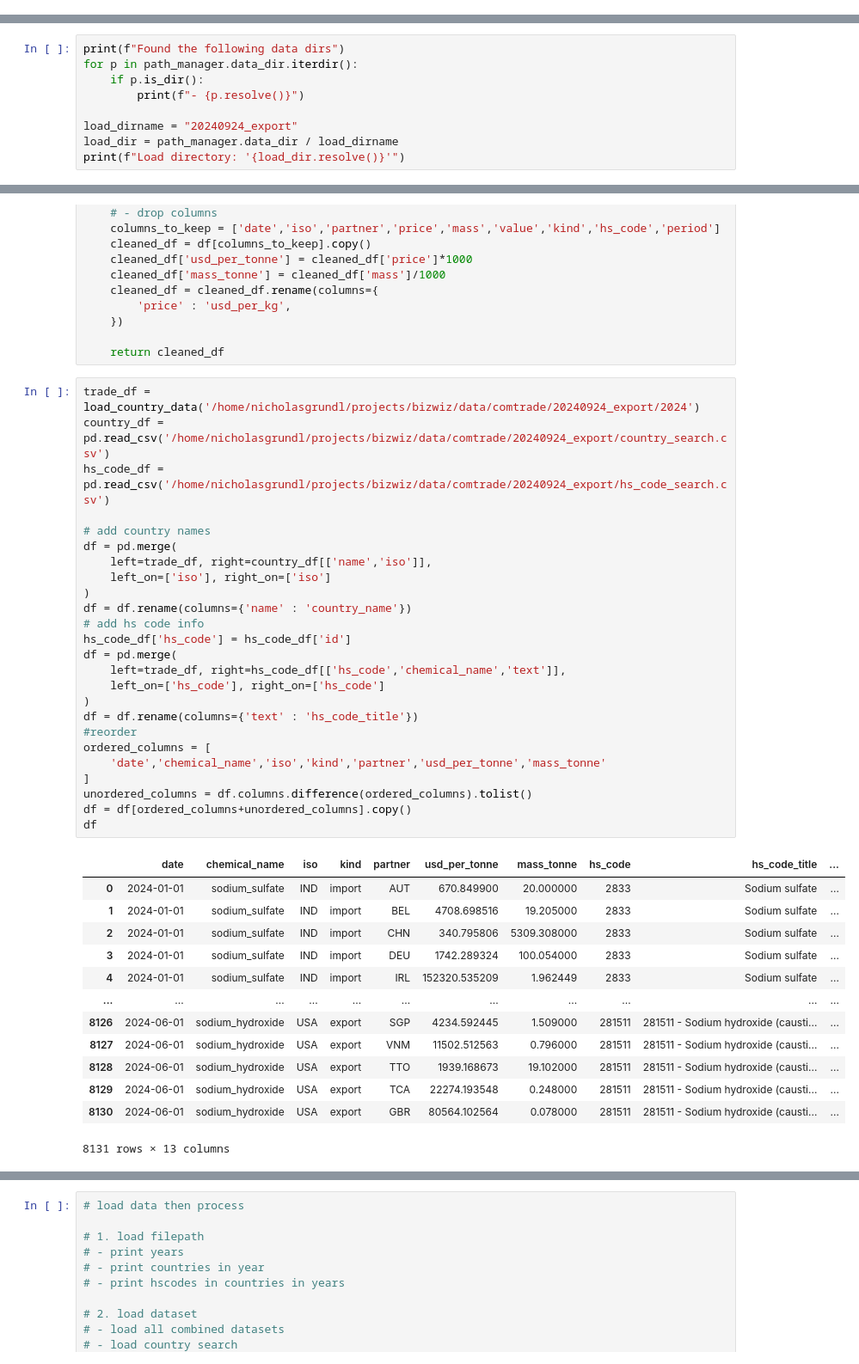
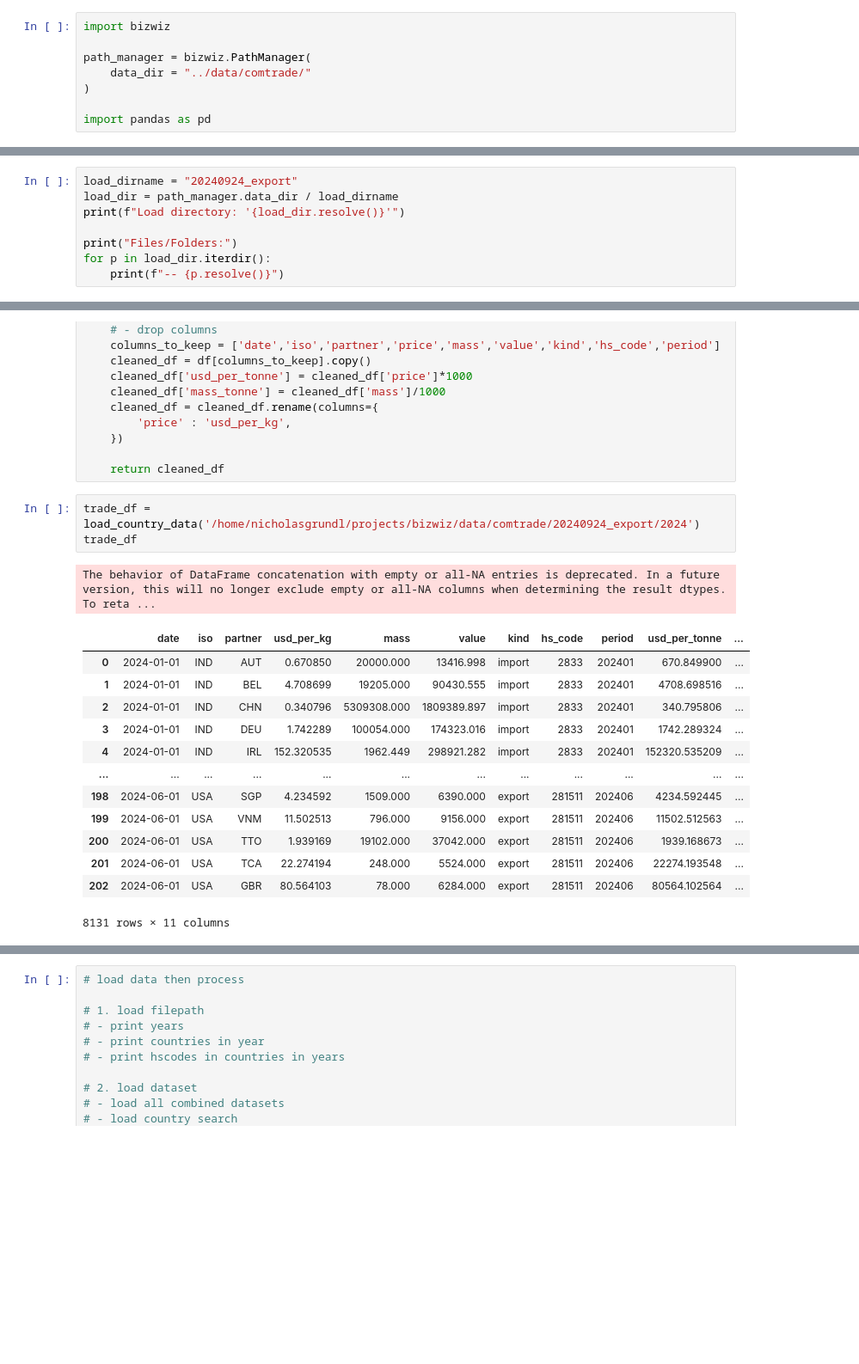
Before and after one commit to NicholasGrundl/bizwiz, a Jupyter notebook: notebooks/comtrade-data-prod.ipynb, the cells around one changed output, grey strips where cells are left out. Shown at 86% size. Saved outputs shown, nothing was run; the diff lists cells and outputs as text; blank space fills up the shorter version.

```diff
--- a/notebooks/comtrade-data-prod.ipynb
+++ b/notebooks/comtrade-data-prod.ipynb
@@ -906 +908,9 @@ hs_codes=[281511, 2807, 2833, 310430, 310420]
+# %%
+import bizwiz
+
+path_manager = bizwiz.PathManager(
+    data_dir = "../data/comtrade/"
+)
+
+import pandas as pd
 # %% [markdown]
@@ -908,10 +929,9 @@ hs_codes=[281511, 2807, 2833, 310430, 310420]
 # %%
-print(f"Found the following data dirs")
-for p in path_manager.data_dir.iterdir():
-    if p.is_dir():
-        print(f"- {p.resolve()}")
-
 load_dirname = "20240924_export"
 load_dir = path_manager.data_dir / load_dirname
 print(f"Load directory: '{load_dir.resolve()}'")
+
+print("Files/Folders:")
+for p in load_dir.iterdir():
+    print(f"-- {p.resolve()}")
 # %% [output]
@@ -969,40 +983,19 @@ def load_and_clean_country_data(country_path):
     return cleaned_df
 # %%
 trade_df = load_country_data('/home/nicholasgrundl/projects/bizwiz/data/comtrade/20240924_export/2024')
-country_df = pd.read_csv('/home/nicholasgrundl/projects/bizwiz/data/comtrade/20240924_export/country_search.csv')
-hs_code_df = pd.read_csv('/home/nicholasgrundl/projects/bizwiz/data/comtrade/20240924_export/hs_code_search.csv')
-
-# add country names
-df = pd.merge(
-    left=trade_df, right=country_df[['name','iso']],
-    left_on=['iso'], right_on=['iso']
-)
-df = df.rename(columns={'name' : 'country_name'})
-# add hs code info
-hs_code_df['hs_code'] = hs_code_df['id']
-df = pd.merge(
-    left=trade_df, right=hs_code_df[['hs_code','chemical_name','text']],
-    left_on=['hs_code'], right_on=['hs_code']
-)
-df = df.rename(columns={'text' : 'hs_code_title'})
-#reorder
-ordered_columns = [
-    'date','chemical_name','iso','kind','partner','usd_per_tonne','mass_tonne'
-]
-unordered_columns = df.columns.difference(ordered_columns).tolist()
-df = df[ordered_columns+unordered_columns].copy()
-df
+trade_df
 # %% [output]
+The behavior of DataFrame concatenation with empty or all-NA entries is deprecated. In a future version, this will no longer exclude empty or all-NA columns when determining the result dtypes. To reta ...
-|  | date | chemical_name | iso | kind | partner | usd_per_tonne | mass_tonne | hs_code | hs_code_title | ... |
-| 0 | 2024-01-01 | sodium_sulfate | IND | import | AUT | 670.849900 | 20.000000 | 2833 | Sodium sulfate | ... |
-| 1 | 2024-01-01 | sodium_sulfate | IND | import | BEL | 4708.698516 | 19.205000 | 2833 | Sodium sulfate | ... |
-| 2 | 2024-01-01 | sodium_sulfate | IND | import | CHN | 340.795806 | 5309.308000 | 2833 | Sodium sulfate | ... |
-| 3 | 2024-01-01 | sodium_sulfate | IND | import | DEU | 1742.289324 | 100.054000 | 2833 | Sodium sulfate | ... |
-| 4 | 2024-01-01 | sodium_sulfate | IND | import | IRL | 152320.535209 | 1.962449 | 2833 | Sodium sulfate | ... |
-| ... | ... | ... | ... | ... | ... | ... | ... | ... | ... | ... |
-| 8126 | 2024-06-01 | sodium_hydroxide | USA | export | SGP | 4234.592445 | 1.509000 | 281511 | 281511 - Sodium hydroxide (causti... | ... |
-| 8127 | 2024-06-01 | sodium_hydroxide | USA | export | VNM | 11502.512563 | 0.796000 | 281511 | 281511 - Sodium hydroxide (causti... | ... |
-| 8128 | 2024-06-01 | sodium_hydroxide | USA | export | TTO | 1939.168673 | 19.102000 | 281511 | 281511 - Sodium hydroxide (causti... | ... |
-| 8129 | 2024-06-01 | sodium_hydroxide | USA | export | TCA | 22274.193548 | 0.248000 | 281511 | 281511 - Sodium hydroxide (causti... | ... |
-| 8130 | 2024-06-01 | sodium_hydroxide | USA | export | GBR | 80564.102564 | 0.078000 | 281511 | 281511 - Sodium hydroxide (causti... | ... |
+|  | date | iso | partner | usd_per_kg | mass | value | kind | hs_code | period | usd_per_tonne | ... |
+| 0 | 2024-01-01 | IND | AUT | 0.670850 | 20000.000 | 13416.998 | import | 2833 | 202401 | 670.849900 | ... |
+| 1 | 2024-01-01 | IND | BEL | 4.708699 | 19205.000 | 90430.555 | import | 2833 | 202401 | 4708.698516 | ... |
+| 2 | 2024-01-01 | IND | CHN | 0.340796 | 5309308.000 | 1809389.897 | import | 2833 | 202401 | 340.795806 | ... |
+| 3 | 2024-01-01 | IND | DEU | 1.742289 | 100054.000 | 174323.016 | import | 2833 | 202401 | 1742.289324 | ... |
+| 4 | 2024-01-01 | IND | IRL | 152.320535 | 1962.449 | 298921.282 | import | 2833 | 202401 | 152320.535209 | ... |
+| ... | ... | ... | ... | ... | ... | ... | ... | ... | ... | ... | ... |
+| 198 | 2024-06-01 | USA | SGP | 4.234592 | 1509.000 | 6390.000 | export | 281511 | 202406 | 4234.592445 | ... |
+| 199 | 2024-06-01 | USA | VNM | 11.502513 | 796.000 | 9156.000 | export | 281511 | 202406 | 11502.512563 | ... |
+| 200 | 2024-06-01 | USA | TTO | 1.939169 | 19102.000 | 37042.000 | export | 281511 | 202406 | 1939.168673 | ... |
+| 201 | 2024-06-01 | USA | TCA | 22.274194 | 248.000 | 5524.000 | export | 281511 | 202406 | 22274.193548 | ... |
+| 202 | 2024-06-01 | USA | GBR | 80.564103 | 78.000 | 6284.000 | export | 281511 | 202406 | 80564.102564 | ... |
-8131 rows × 13 columns
+8131 rows × 11 columns
```
Also changed, not shown: parts of 25 cells of this notebook, 16 other files.
